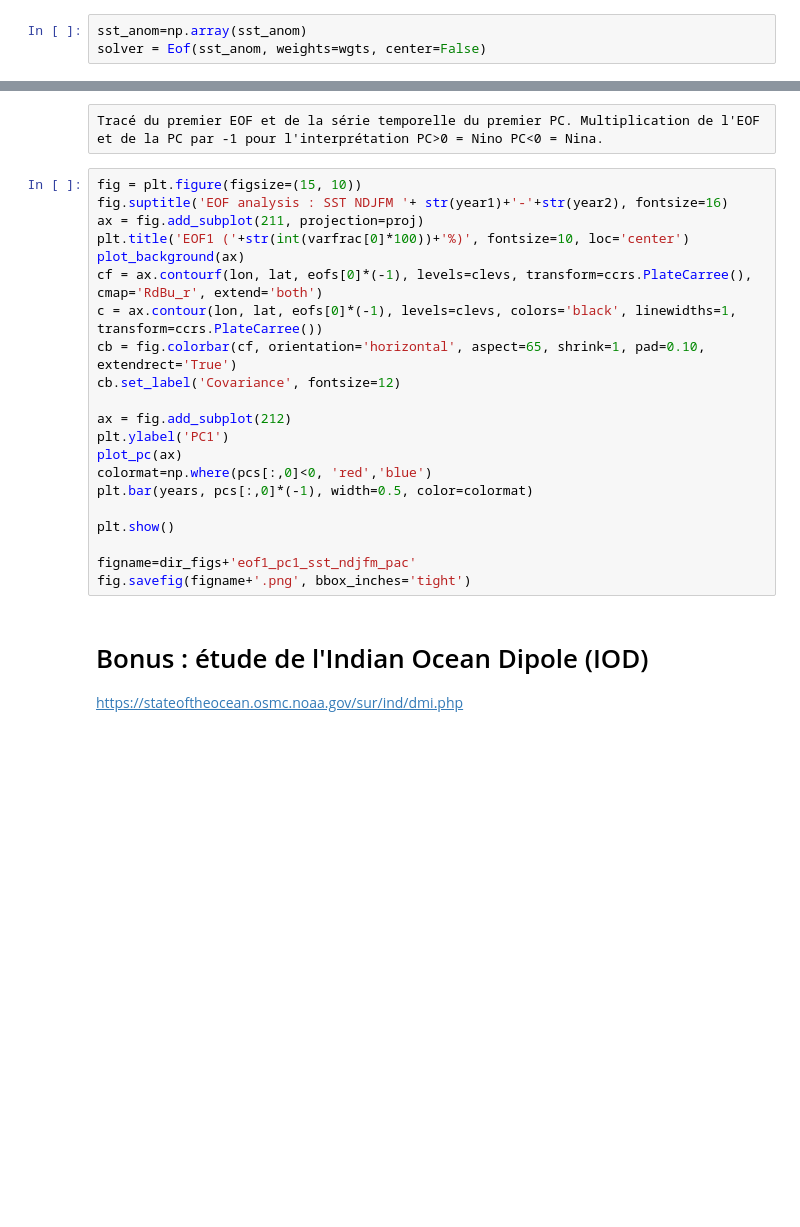
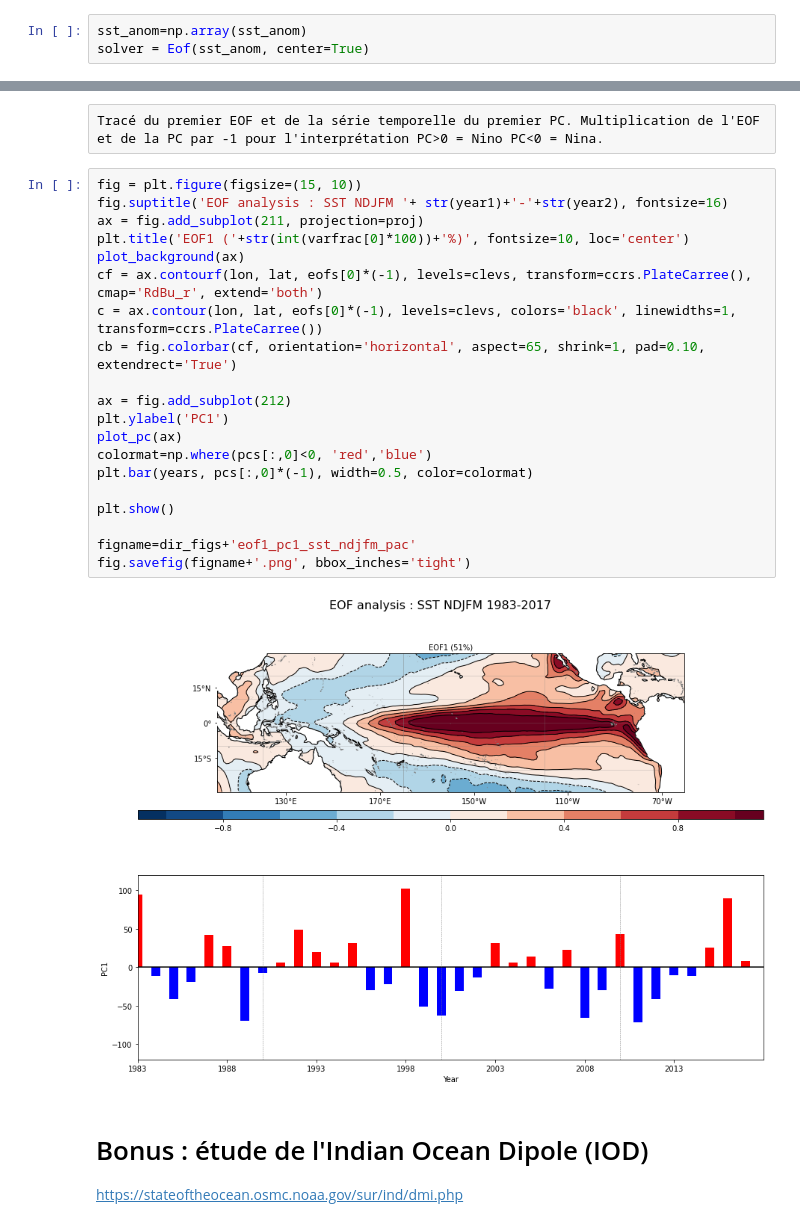
Before and after one commit to fredericferry/ENSO, a Jupyter notebook: ENSO.ipynb, the cells around one changed output, grey strips where cells are left out. Saved outputs shown, nothing was run; the diff lists cells and outputs as text; blank space fills up the shorter version.

```diff
--- a/ENSO.ipynb
+++ b/ENSO.ipynb
@@ -735,6 +864,6 @@ Réalisation de l'ACP. Il n'est pas nécessaire de centrer les données, on trav
 # %%
 sst_anom=np.array(sst_anom)
-solver = Eof(sst_anom, weights=wgts, center=False)
+solver = Eof(sst_anom, center=True)
 # %% [raw]
 Sorties du solveur.
 Les EOFs sont exprimés en termes de covariance entre les PCs et les séries temporelles des données de départ en chaque point de grille.
@@ -875,24 +1028,25 @@ Tracé du premier EOF et de la série temporelle du premier PC. Multiplication d
 # %%
 fig = plt.figure(figsize=(15, 10))
 fig.suptitle('EOF analysis : SST NDJFM '+ str(year1)+'-'+str(year2), fontsize=16)
 ax = fig.add_subplot(211, projection=proj)
 plt.title('EOF1 ('+str(int(varfrac[0]*100))+'%)', fontsize=10, loc='center')
 plot_background(ax)
 cf = ax.contourf(lon, lat, eofs[0]*(-1), levels=clevs, transform=ccrs.PlateCarree(), cmap='RdBu_r', extend='both')
 c = ax.contour(lon, lat, eofs[0]*(-1), levels=clevs, colors='black', linewidths=1, transform=ccrs.PlateCarree())
 cb = fig.colorbar(cf, orientation='horizontal', aspect=65, shrink=1, pad=0.10, extendrect='True')
-cb.set_label('Covariance', fontsize=12)
 
 ax = fig.add_subplot(212)
 plt.ylabel('PC1')
 plot_pc(ax)
 colormat=np.where(pcs[:,0]<0, 'red','blue')
 plt.bar(years, pcs[:,0]*(-1), width=0.5, color=colormat)
 
 plt.show()
 
 figname=dir_figs+'eof1_pc1_sst_ndjfm_pac'
 fig.savefig(figname+'.png', bbox_inches='tight')
+# %% [output]
+[figure, added]
 # %% [markdown]
 # Bonus : étude de l'Indian Ocean Dipole (IOD)
 
```
Also changed, not shown: parts of 37 cells of this notebook.
